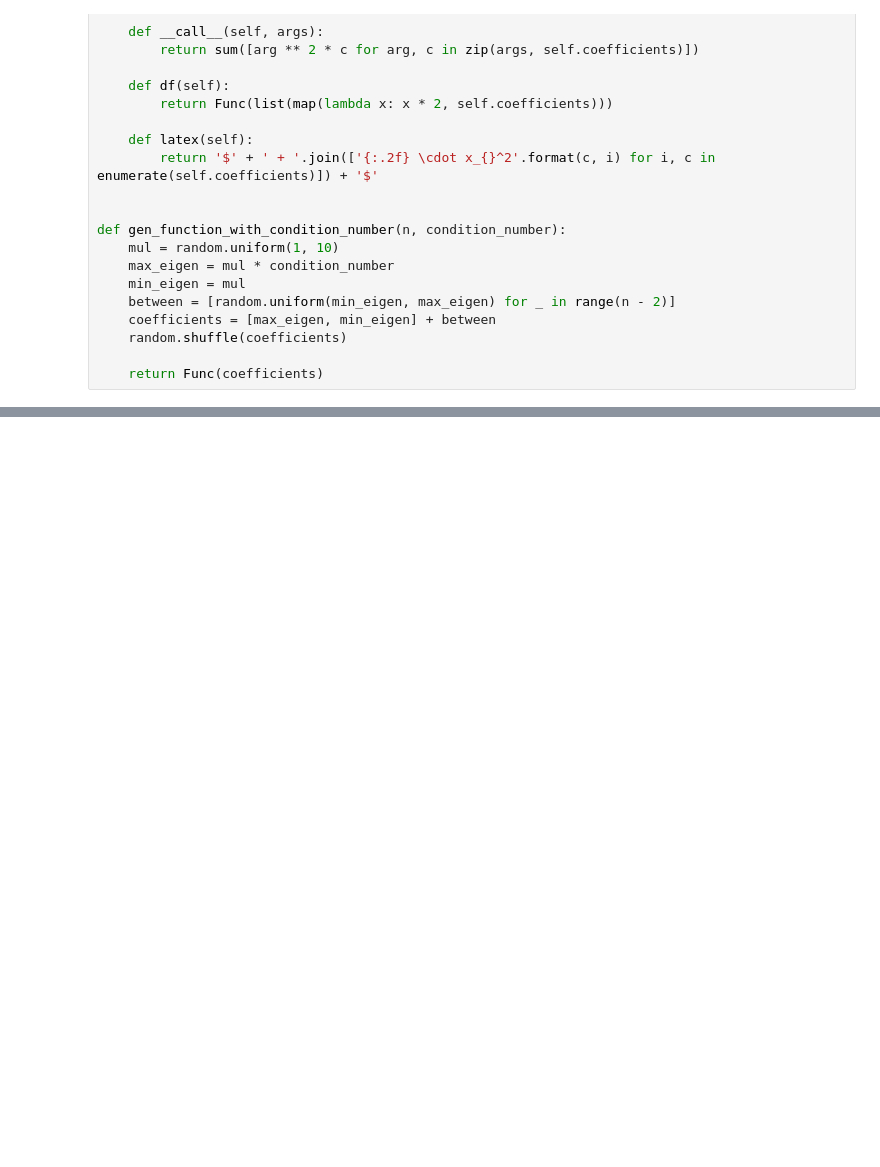
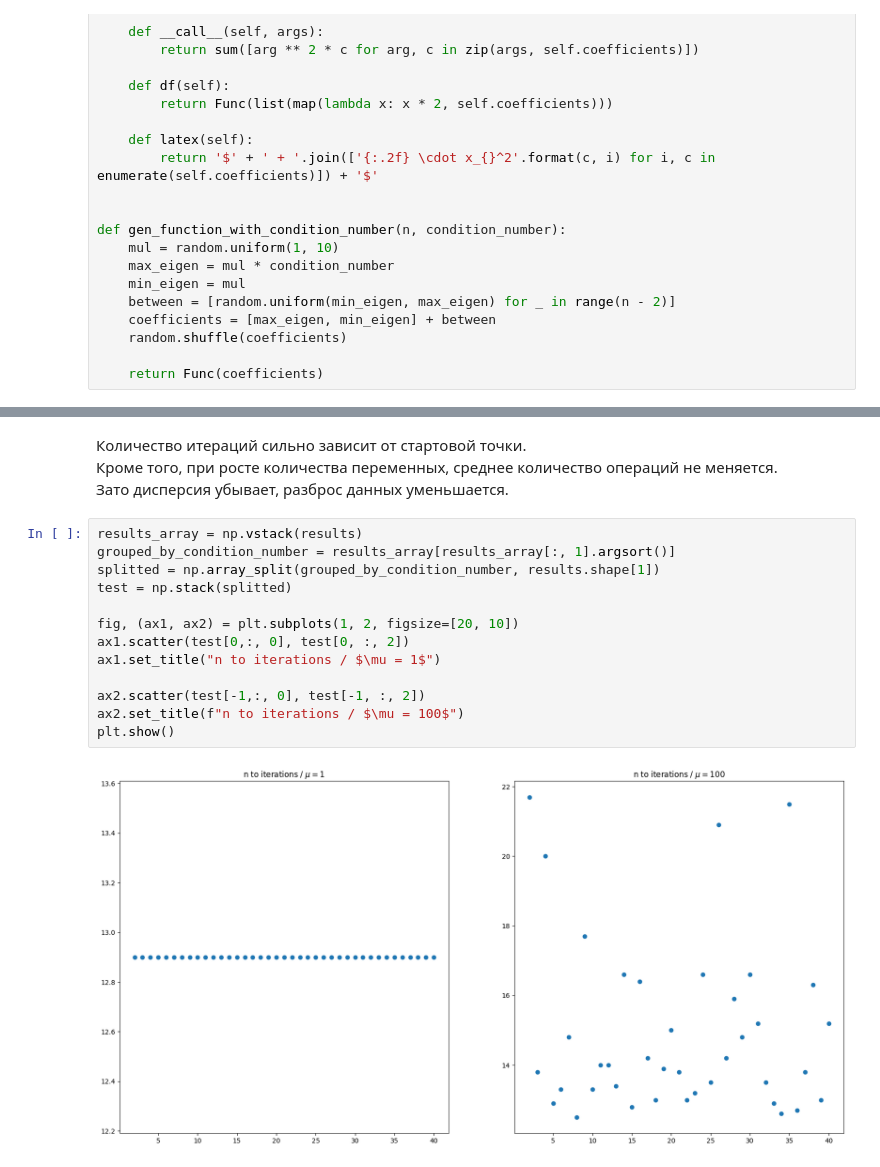
Before and after one commit to ars860/MO, a Jupyter notebook: task_4.ipynb, the cells around one changed output, grey strips where cells are left out. Saved outputs shown, nothing was run; the diff lists cells and outputs as text; blank space fills up the shorter version.

```diff
--- a/task_4.ipynb
+++ b/task_4.ipynb
@@ -76,0 +91,19 @@ plt.show()
+# %% [markdown]
+Количество итераций сильно зависит от стартовой точки.<br/>
+Кроме того, при росте количества переменных, среднее количество операций не меняется.<br/>
+Зато дисперсия убывает, разброс данных уменьшается.
+# %%
+results_array = np.vstack(results)
+grouped_by_condition_number = results_array[results_array[:, 1].argsort()]
+splitted = np.array_split(grouped_by_condition_number, results.shape[1])
+test = np.stack(splitted)
+
+fig, (ax1, ax2) = plt.subplots(1, 2, figsize=[20, 10])
+ax1.scatter(test[0,:, 0], test[0, :, 2])
+ax1.set_title("n to iterations / $\mu = 1$")
+
+ax2.scatter(test[-1,:, 0], test[-1, :, 2])
+ax2.set_title(f"n to iterations / $\mu = 100$")
+plt.show()
+# %% [output]
+[figure, added]
```
Also changed, not shown: parts of 6 cells of this notebook, 2 other files.
